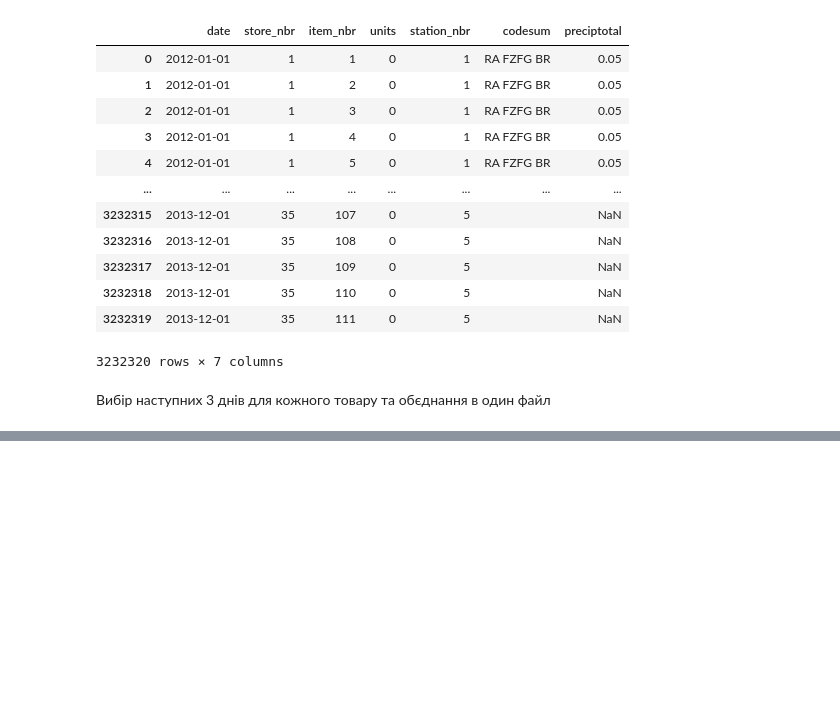
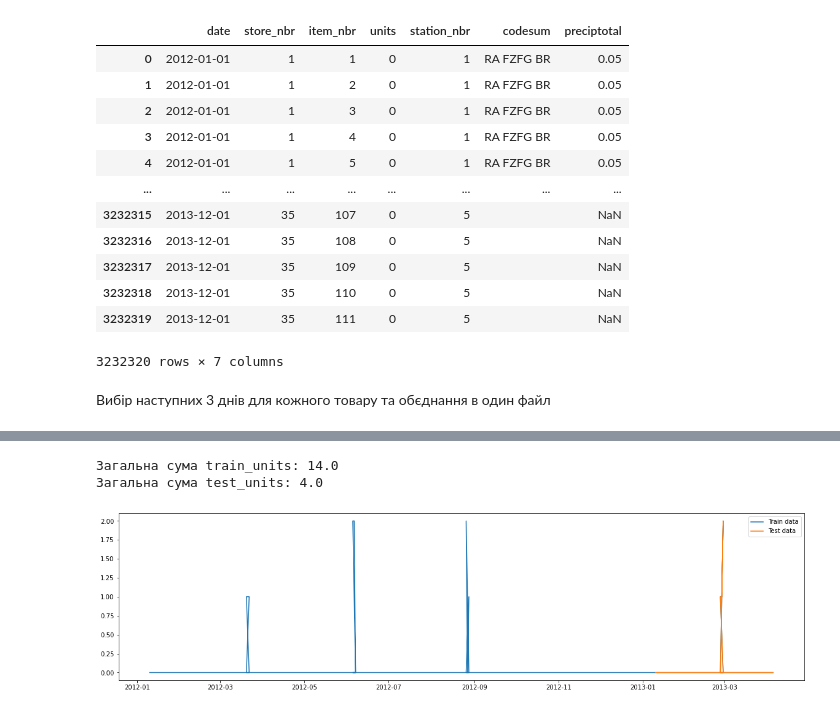
Before and after one commit to Zhenya72/GroupProject, a Jupyter notebook: Group_analysis.ipynb, the cells around one changed output, grey strips where cells are left out. Saved outputs shown, nothing was run; the diff lists cells and outputs as text; code cells hidden in the pictures; blank space fills up the shorter version.

```diff
--- a/Group_analysis.ipynb
+++ b/Group_analysis.ipynb
@@ -373,0 +397,10 @@ plt.show()
+# %%
+# якщо в рядку codesum є значення дощу (RA) і в рядку preciptotal значення більше 1
+# або в рядку codesum є значення снігу (SN) і в рядку preciptotal значення більше 2
+train_poor_weather = train_selected_data[((train_selected_data['codesum'].str.contains('RA')) & (train_selected_data['preciptotal'] > 1)) | ((train_selected_data['codesum'].str.contains('SN')) & (train_selected_data['preciptotal'] > 2))]
+train_poor_weather=train_poor_weather.sort_values(by=['date', 'store_nbr'])
+
+test_poor_weather = test_selected_data[((test_selected_data['codesum'].str.contains('RA')) & (test_selected_data['preciptotal'] > 1)) | ((test_selected_data['codesum'].str.contains('SN')) & (test_selected_data['preciptotal'] > 2))]
+test_poor_weather=test_poor_weather.sort_values(by=['date', 'store_nbr'])
+
+train_poor_weather
@@ -373,0 +453,14 @@ plt.show()
+# %%
+# вибіраємо наступні 3 дні після снігу чи дощу
+test_existing_df = pd.DataFrame({'date': [], 'store_nbr': [], 'item_nbr':[],'units': [], 'station_nbr': [], 'codesum':[], 'preciptotal':[]})
+
+for i in range(len(test_poor_weather)):
+    print(i)
+    test_d1=test_selected_data[(test_selected_data['date'] == test_poor_weather['date'].iloc[i] + pd.DateOffset(days=1)) & (test_selected_data['store_nbr'] == test_poor_weather['store_nbr'].iloc[i])]
+    test_existing_df= pd.concat([test_existing_df, test_d1], ignore_index=True)
+
+    test_d2=test_selected_data[(test_selected_data['date'] == test_poor_weather['date'].iloc[i] + pd.DateOffset(days=2)) & (test_selected_data['store_nbr'] == test_poor_weather['store_nbr'].iloc[i])]
+    test_existing_df = pd.concat([test_existing_df, test_d2], ignore_index=True)
+
+    test_d3=test_selected_data[(test_selected_data['date'] == test_poor_weather['date'].iloc[i] + pd.DateOffset(days=3)) & (test_selected_data['store_nbr'] == test_poor_weather['store_nbr'].iloc[i])]
+    test_existing_df = pd.concat([test_existing_df, test_d3], ignore_index=True)
@@ -373,0 +485,7 @@ plt.show()
+# %%
+# видаляєм однакові дані
+train_existing_df = train_existing_df.drop_duplicates()
+
+test_existing_df = test_existing_df.drop_duplicates()
+
+train_existing_df
@@ -373,0 +506,7 @@ plt.show()
+# %%
+# заміна NaN значень
+train_existing_df.iloc[:, train_existing_df.columns.get_loc('preciptotal')].fillna(0.00, inplace=True)
+
+test_existing_df.iloc[:, test_existing_df.columns.get_loc('preciptotal')].fillna(0.00, inplace=True)
+
+train_existing_df
@@ -373,0 +527,18 @@ plt.show()
+# %%
+# Обчислюємо суму стовпця "units"
+train_total_units = train_existing_df['units'].sum()
+print("Загальна сума train_units:", train_total_units)
+
+test_total_units = test_existing_df['units'].sum()
+print("Загальна сума test_units:", test_total_units)
+# %% [output]
+Загальна сума train_units: 14.0
+Загальна сума test_units: 4.0
+# %%
+plt.figure(figsize=(20, 5))
+plt.plot(train_existing_df['date'], train_existing_df['units'], label = 'Train data')
+plt.plot(test_existing_df['date'], test_existing_df['units'], label = 'Test data')
+plt.legend()
+plt.show()
+# %% [output]
+[figure, added]
```
Also changed, not shown: parts of 7 cells of this notebook.
